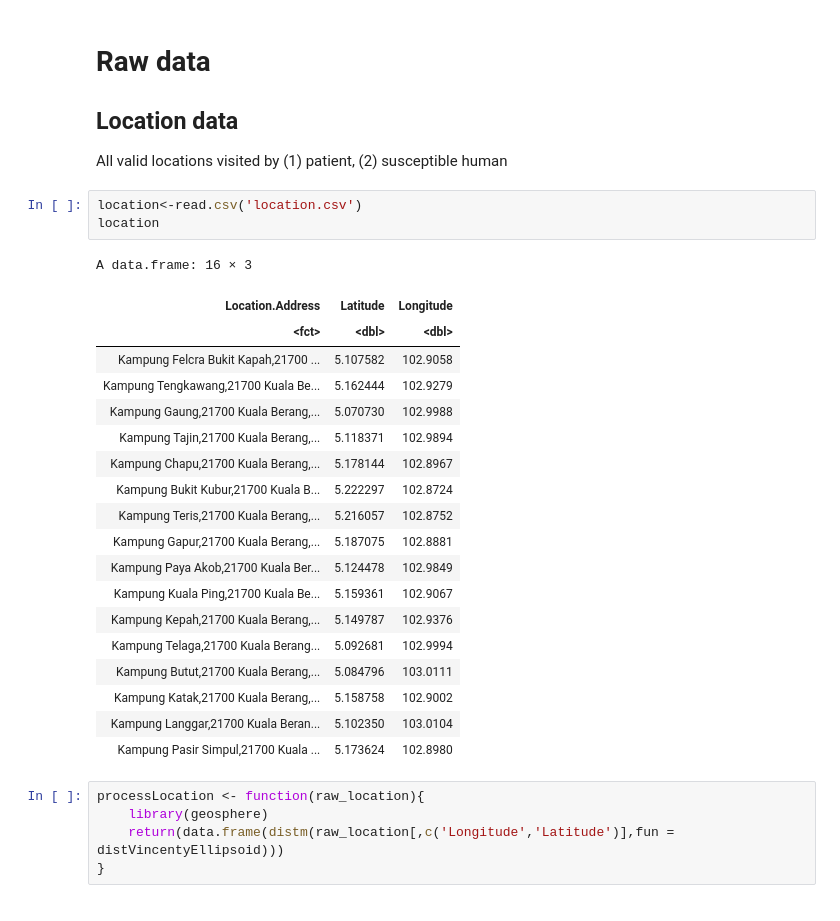
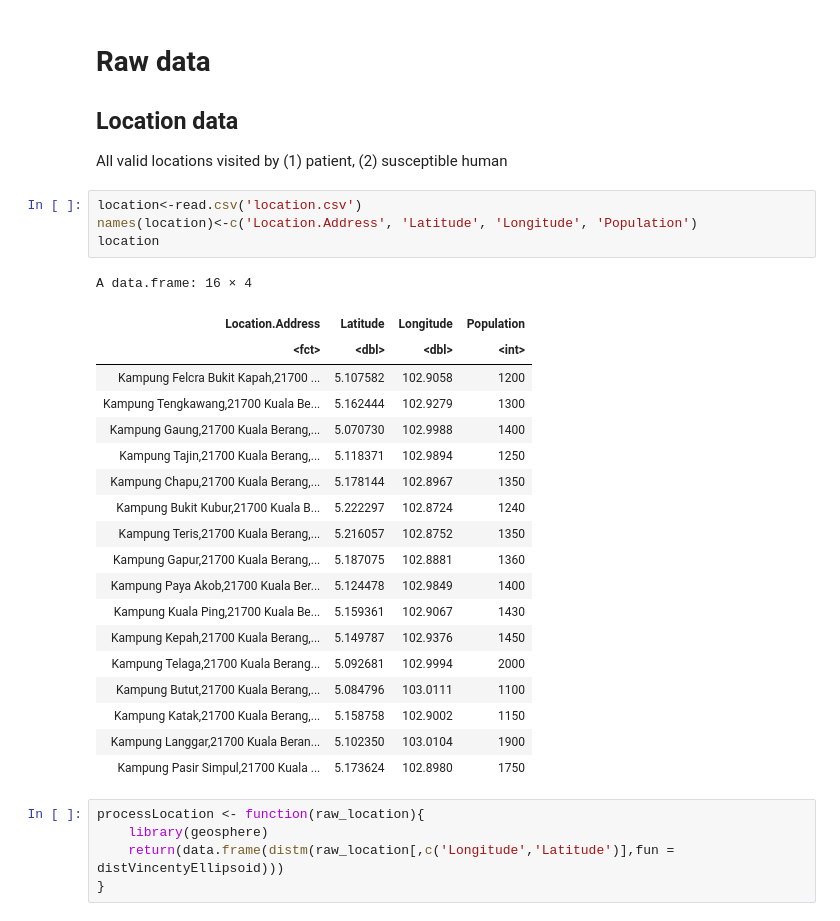
Before and after one commit to ludwigHoon/BPTNW, a Jupyter notebook: Bipartite Network Modelling for Measles Hotspot Detection.ipynb, the cells around one changed output. Drawn from its saved outputs; the diff is of its cells as text.

```diff
--- a/Bipartite Network Modelling for Measles Hotspot Detection.ipynb
+++ b/Bipartite Network Modelling for Measles Hotspot Detection.ipynb
@@ -24,27 +24,28 @@ $MCS_{i,j} = \sum{\textrm{Human node parameter}_j} + \sum{\textrm{Location node
 All valid locations visited by (1) patient, (2) susceptible human
 # %%
 location<-read.csv('location.csv')
+names(location)<-c('Location.Address', 'Latitude', 'Longitude', 'Population')
 location
 # %% [output]
-A data.frame: 16 × 3
+A data.frame: 16 × 4
-| Location.Address | Latitude | Longitude |
-| <fct> | <dbl> | <dbl> |
-| Kampung Felcra Bukit Kapah,21700 ... | 5.107582 | 102.9058 |
-| Kampung Tengkawang,21700 Kuala Be... | 5.162444 | 102.9279 |
-| Kampung Gaung,21700 Kuala Berang,... | 5.070730 | 102.9988 |
-| Kampung Tajin,21700 Kuala Berang,... | 5.118371 | 102.9894 |
-| Kampung Chapu,21700 Kuala Berang,... | 5.178144 | 102.8967 |
-| Kampung Bukit Kubur,21700 Kuala B... | 5.222297 | 102.8724 |
-| Kampung Teris,21700 Kuala Berang,... | 5.216057 | 102.8752 |
-| Kampung Gapur,21700 Kuala Berang,... | 5.187075 | 102.8881 |
-| Kampung Paya Akob,21700 Kuala Ber... | 5.124478 | 102.9849 |
-| Kampung Kuala Ping,21700 Kuala Be... | 5.159361 | 102.9067 |
-| Kampung Kepah,21700 Kuala Berang,... | 5.149787 | 102.9376 |
-| Kampung Telaga,21700 Kuala Berang... | 5.092681 | 102.9994 |
-| Kampung Butut,21700 Kuala Berang,... | 5.084796 | 103.0111 |
-| Kampung Katak,21700 Kuala Berang,... | 5.158758 | 102.9002 |
-| Kampung Langgar,21700 Kuala Beran... | 5.102350 | 103.0104 |
-| Kampung Pasir Simpul,21700 Kuala ... | 5.173624 | 102.8980 |
+| Location.Address | Latitude | Longitude | Population |
+| <fct> | <dbl> | <dbl> | <int> |
+| Kampung Felcra Bukit Kapah,21700 ... | 5.107582 | 102.9058 | 1200 |
+| Kampung Tengkawang,21700 Kuala Be... | 5.162444 | 102.9279 | 1300 |
+| Kampung Gaung,21700 Kuala Berang,... | 5.070730 | 102.9988 | 1400 |
+| Kampung Tajin,21700 Kuala Berang,... | 5.118371 | 102.9894 | 1250 |
+| Kampung Chapu,21700 Kuala Berang,... | 5.178144 | 102.8967 | 1350 |
+| Kampung Bukit Kubur,21700 Kuala B... | 5.222297 | 102.8724 | 1240 |
+| Kampung Teris,21700 Kuala Berang,... | 5.216057 | 102.8752 | 1350 |
+| Kampung Gapur,21700 Kuala Berang,... | 5.187075 | 102.8881 | 1360 |
+| Kampung Paya Akob,21700 Kuala Ber... | 5.124478 | 102.9849 | 1400 |
+| Kampung Kuala Ping,21700 Kuala Be... | 5.159361 | 102.9067 | 1430 |
+| Kampung Kepah,21700 Kuala Berang,... | 5.149787 | 102.9376 | 1450 |
+| Kampung Telaga,21700 Kuala Berang... | 5.092681 | 102.9994 | 2000 |
+| Kampung Butut,21700 Kuala Berang,... | 5.084796 | 103.0111 | 1100 |
+| Kampung Katak,21700 Kuala Berang,... | 5.158758 | 102.9002 | 1150 |
+| Kampung Langgar,21700 Kuala Beran... | 5.102350 | 103.0104 | 1900 |
+| Kampung Pasir Simpul,21700 Kuala ... | 5.173624 | 102.8980 | 1750 |
 # %%
 processLocation <- function(raw_location){
     library(geosphere)
```
Also changed, not shown: parts of 15 cells of this notebook, 2 other files.
